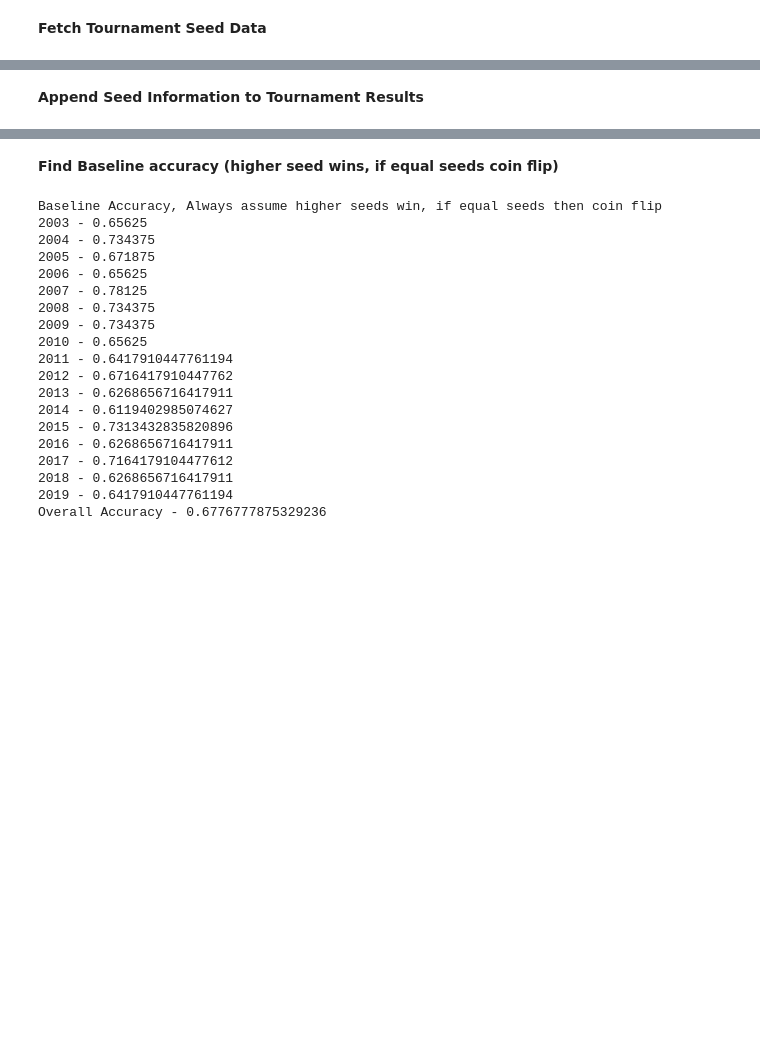
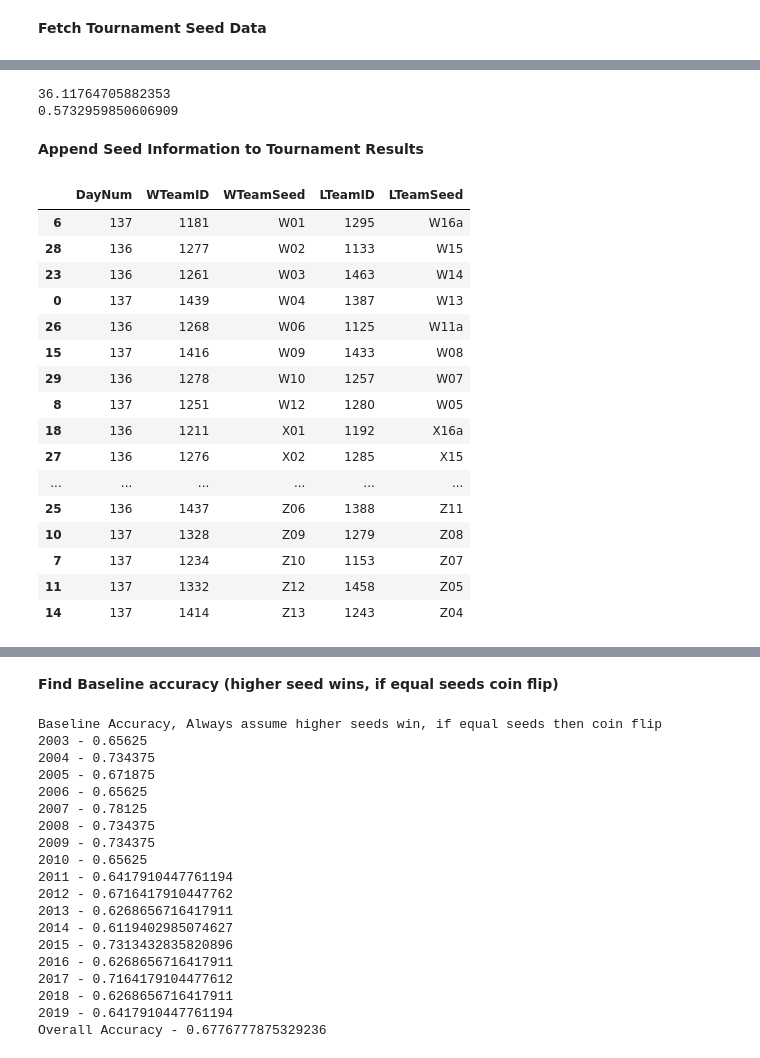
Before and after one commit to robertfmoore/march_madness, a Jupyter notebook: final_notebook.ipynb, the cells around one changed output, grey strips where cells are left out. Cells and saved outputs as stored; diff of their text form; code cells hidden in the pictures; blank space fills up the shorter version.

```diff
--- a/final_notebook.ipynb
+++ b/final_notebook.ipynb
@@ -1109,0 +1218,6 @@ Year: 2019 - Games: 67
+# %%
+print(mean(correct_results))
+print(mean(yearly_results))
+# %% [output]
+36.11764705882353
+0.5732959850606909
@@ -1110,5 +1244,25 @@ Year: 2019 - Games: 67
 # %% [markdown]
 **Append Seed Information to Tournament Results**
+# %%
+test_df.sort_values(by='WTeamSeed')
+# %% [output]
+|  | DayNum | WTeamID | WTeamSeed | LTeamID | LTeamSeed |
+| 6 | 137 | 1181 | W01 | 1295 | W16a |
+| 28 | 136 | 1277 | W02 | 1133 | W15 |
+| 23 | 136 | 1261 | W03 | 1463 | W14 |
+| 0 | 137 | 1439 | W04 | 1387 | W13 |
+| 26 | 136 | 1268 | W06 | 1125 | W11a |
+| 15 | 137 | 1416 | W09 | 1433 | W08 |
+| 29 | 136 | 1278 | W10 | 1257 | W07 |
+| 8 | 137 | 1251 | W12 | 1280 | W05 |
+| 18 | 136 | 1211 | X01 | 1192 | X16a |
+| 27 | 136 | 1276 | X02 | 1285 | X15 |
+| ... | ... | ... | ... | ... | ... |
+| 25 | 136 | 1437 | Z06 | 1388 | Z11 |
+| 10 | 137 | 1328 | Z09 | 1279 | Z08 |
+| 7 | 137 | 1234 | Z10 | 1153 | Z07 |
+| 11 | 137 | 1332 | Z12 | 1458 | Z05 |
+| 14 | 137 | 1414 | Z13 | 1243 | Z04 |
 # %%
 tourney_df = data_dict['MNCAATourneyCompactResults']
 tourney_df = tourney_df.loc[tourney_df['Season'] >= 2003]
```
Also changed, not shown: parts of 35 cells of this notebook.
